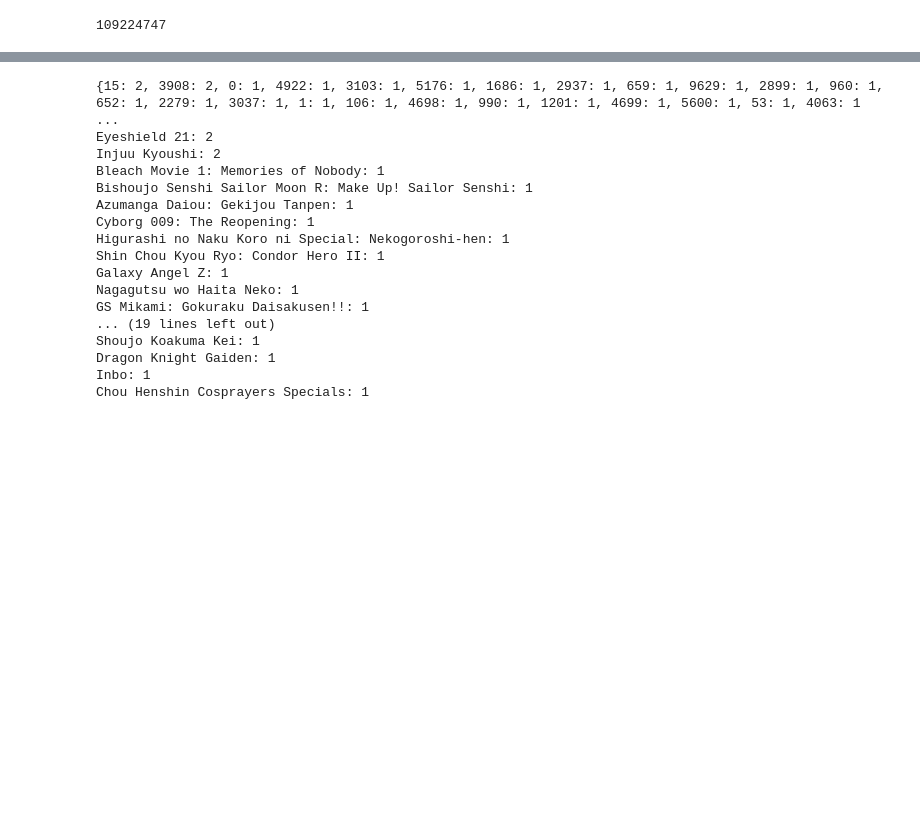
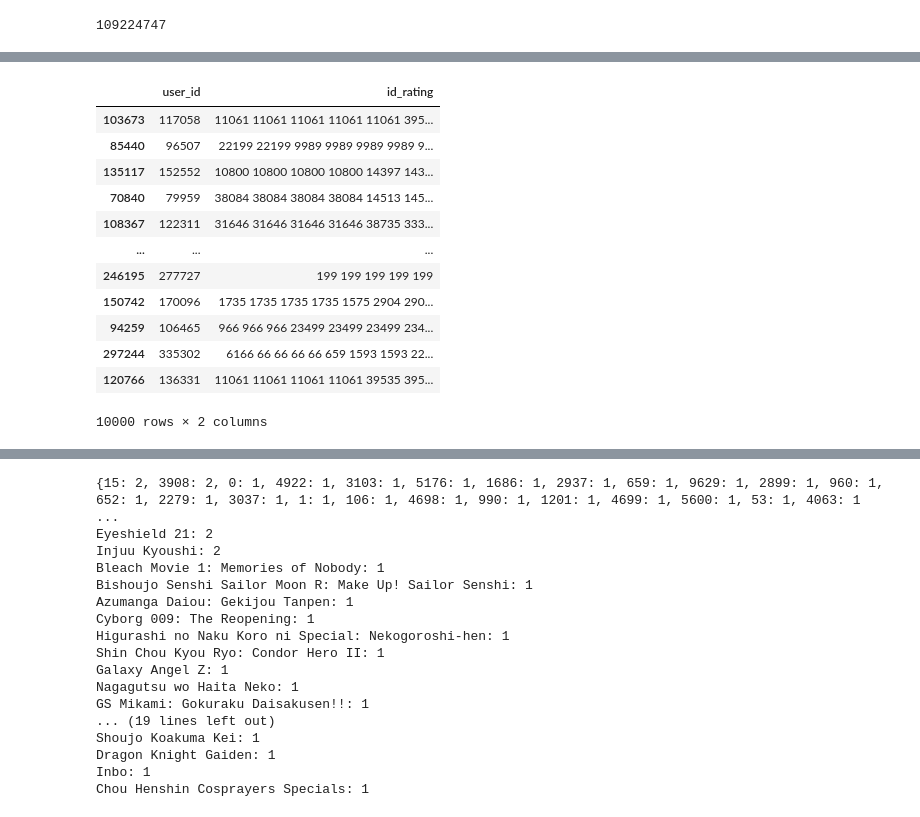
Before and after one commit to WiktorOgrodnik/ml-anime-recommendation, a Jupyter notebook: anime_visualization.ipynb, the cells around one changed output, grey strips where cells are left out. Saved outputs shown, nothing was run; the diff lists cells and outputs as text; code cells hidden in the pictures; blank space fills up the shorter version.

```diff
--- a/anime_visualization.ipynb
+++ b/anime_visualization.ipynb
@@ -149,3 +133,20 @@ model.grouped_df
+# %%
+model.choose(10000)
+model.grouped_df
+# %% [output]
+|  | user_id | id_rating |
+| 103673 | 117058 | 11061 11061 11061 11061 11061 395... |
+| 85440 | 96507 | 22199 22199 9989 9989 9989 9989 9... |
+| 135117 | 152552 | 10800 10800 10800 10800 14397 143... |
+| 70840 | 79959 | 38084 38084 38084 38084 14513 145... |
+| 108367 | 122311 | 31646 31646 31646 31646 38735 333... |
+| ... | ... | ... |
+| 246195 | 277727 | 199 199 199 199 199 |
+| 150742 | 170096 | 1735 1735 1735 1735 1575 2904 290... |
+| 94259 | 106465 | 966 966 966 23499 23499 23499 234... |
+| 297244 | 335302 | 6166 66 66 66 66 659 1593 1593 22... |
+| 120766 | 136331 | 11061 11061 11061 11061 39535 395... |
+10000 rows × 2 columns
 # %%
 %%time
 # constructing the tsv data
```
Also changed, not shown: parts of 7 cells of this notebook.
